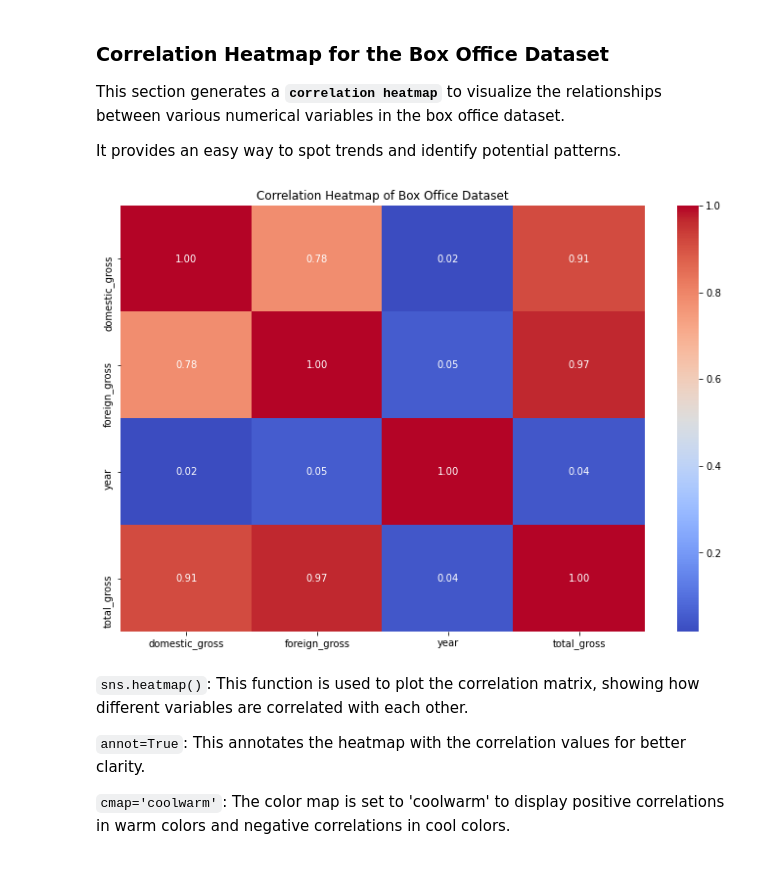
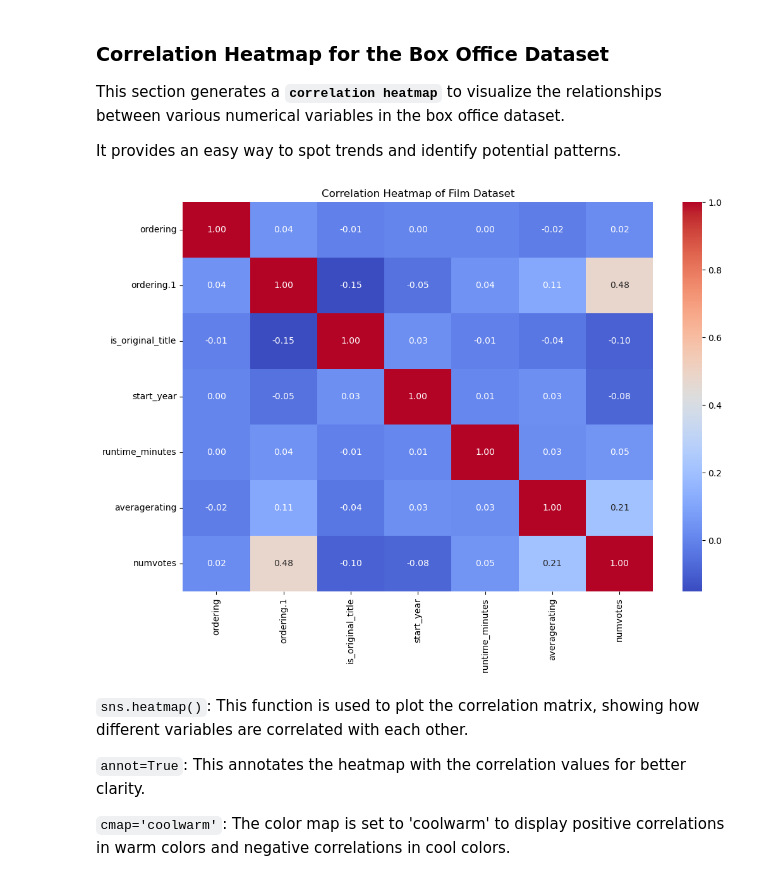
Before and after one commit to KarimzKarimz/Group4-Phase2-Project, a Jupyter notebook: index.ipynb, the cells around one changed output. Saved outputs shown, nothing was run; the diff lists cells and outputs as text; code cells hidden in the pictures.

```diff
--- a/index.ipynb
+++ b/index.ipynb
@@ -1301,8 +1316,8 @@ By analysing the financial performance in the `box_office_df` dataset we are abl
 - Domestic vs Foreign earnings per studio?
 # %%
 # Load the cleaned datasets for further analysis
-film_df = pd.read_csv('cleaned_film_dataset.csv')
-box_office_df = pd.read_csv('cleaned_box_office_dataset.csv')
+film_df = pd.read_csv('zippedData/cleaned_dataset_film_df.csv')
+box_office_df = pd.read_csv('zippedData/cleaned_dataset_box_office.csv')
 # %% [markdown]
 ### **Feature Engineering**
 
@@ -1558,13 +1579,14 @@ This section generates a **`correlation heatmap`** to visualize the relationship
 
 It provides an easy way to spot trends and identify potential patterns.
 # %%
-# Correlation heatmap for numerical features in box_office_df
+# Correlation heatmap for the film dataset (numeric columns only)
 plt.figure(figsize=(12, 8))
-sns.heatmap(box_office_df.corr(), annot=True, cmap='coolwarm', fmt=".2f")
-plt.title('Correlation Heatmap of Box Office Dataset')
+numeric_df = film_df.select_dtypes(include='number')  # Only numeric columns
+sns.heatmap(numeric_df.corr(), annot=True, cmap='coolwarm', fmt=".2f")
+plt.title('Correlation Heatmap of Film Dataset')
 plt.show()
 # %% [output]
-[figure, old version]
+[figure, new version]
 # %% [markdown]
 `sns.heatmap()`: This function is used to plot the correlation matrix, showing how different variables are correlated with each other.
 
```
Also changed, not shown: parts of 75 cells of this notebook.
